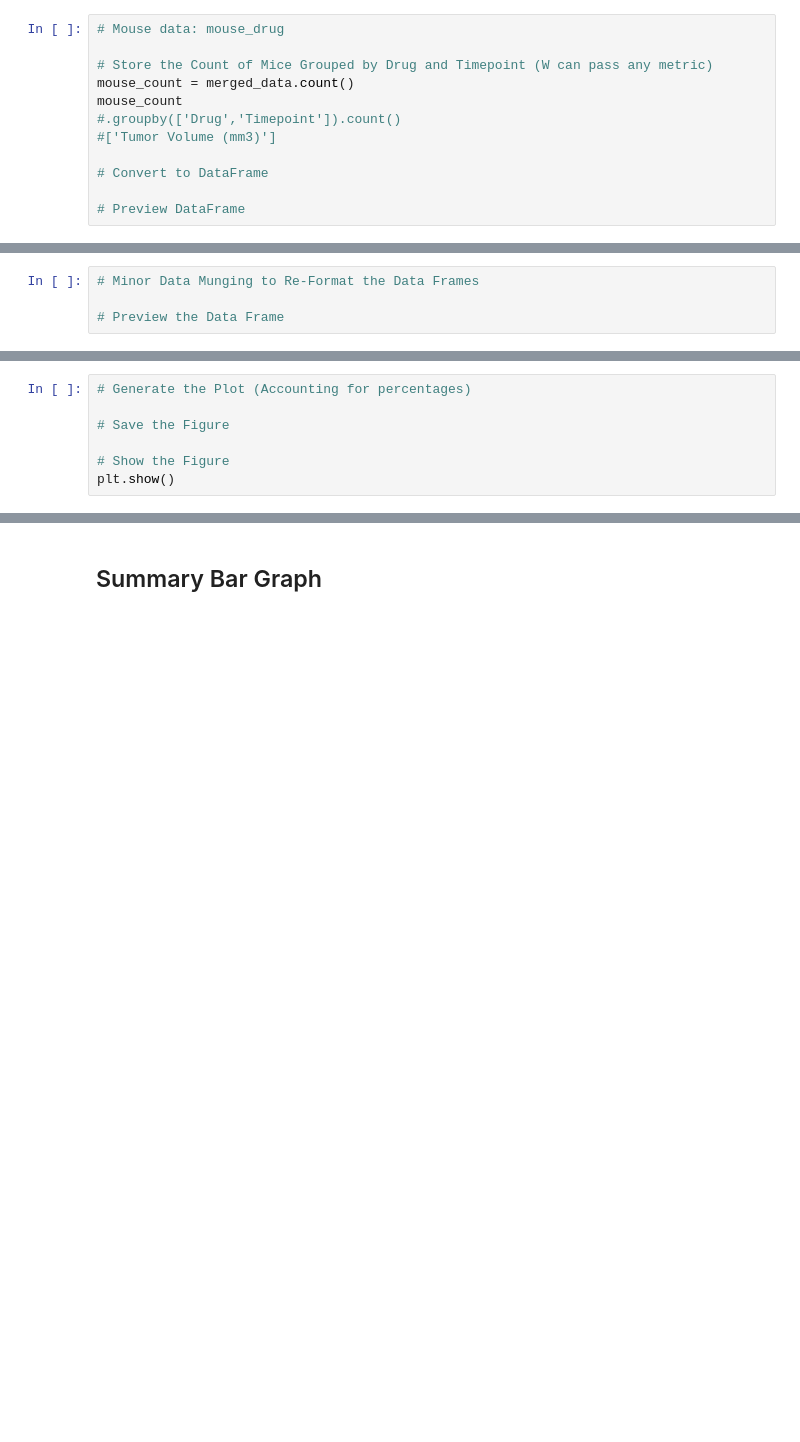
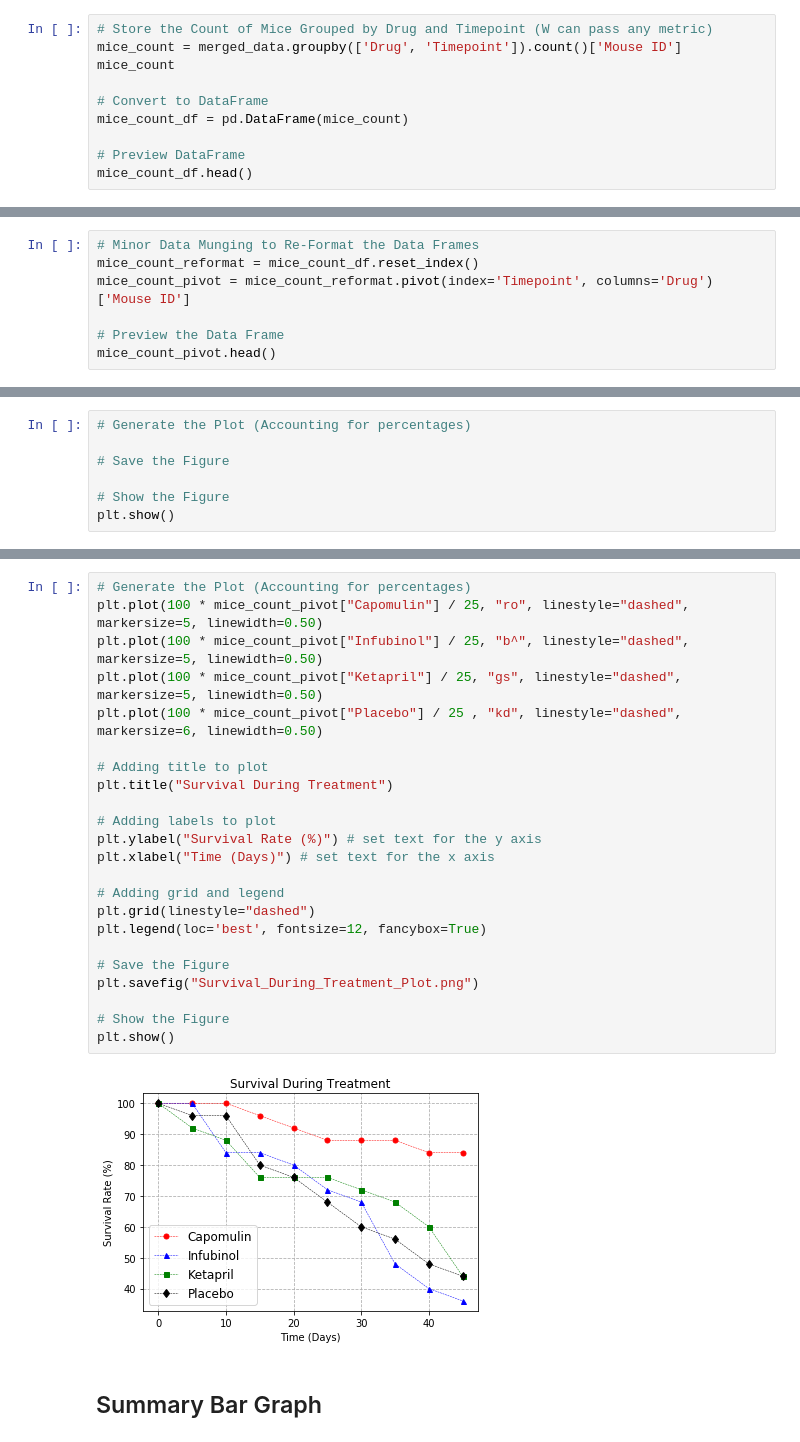
Before and after one commit to shouaschang/Student, a Jupyter notebook: 05_Matplotlib/Pymaceuticals/pymaceuticals_matplotlib.ipynb, the cells around one changed output, grey strips where cells are left out. Saved outputs shown, nothing was run; the diff lists cells and outputs as text; blank space fills up the shorter version.

```diff
--- a/05_Matplotlib/Pymaceuticals/pymaceuticals_matplotlib.ipynb
+++ b/05_Matplotlib/Pymaceuticals/pymaceuticals_matplotlib.ipynb
@@ -260,15 +262,13 @@ plt.show()
 # %% [markdown]
 ## Survival Rates
 # %%
-# Mouse data: mouse_drug
-
 # Store the Count of Mice Grouped by Drug and Timepoint (W can pass any metric)
-mouse_count = merged_data.count()
-mouse_count
-#.groupby(['Drug','Timepoint']).count()
-#['Tumor Volume (mm3)']
+mice_count = merged_data.groupby(['Drug', 'Timepoint']).count()['Mouse ID']
+mice_count
 
 # Convert to DataFrame
+mice_count_df = pd.DataFrame(mice_count)
 
 # Preview DataFrame
+mice_count_df.head()
 # %% [output]
@@ -289,4 +282,7 @@ dtype: int64
 # %%
 # Minor Data Munging to Re-Format the Data Frames
+mice_count_reformat = mice_count_df.reset_index()
+mice_count_pivot = mice_count_reformat.pivot(index='Timepoint', columns='Drug')['Mouse ID']
 
 # Preview the Data Frame
+mice_count_pivot.head()
@@ -312,3 +304,28 @@ plt.show()
+# %%
+# Generate the Plot (Accounting for percentages)
+plt.plot(100 * mice_count_pivot["Capomulin"] / 25, "ro", linestyle="dashed", markersize=5, linewidth=0.50)
+plt.plot(100 * mice_count_pivot["Infubinol"] / 25, "b^", linestyle="dashed", markersize=5, linewidth=0.50)
+plt.plot(100 * mice_count_pivot["Ketapril"] / 25, "gs", linestyle="dashed", markersize=5, linewidth=0.50)
+plt.plot(100 * mice_count_pivot["Placebo"] / 25 , "kd", linestyle="dashed", markersize=6, linewidth=0.50)
+
+# Adding title to plot
+plt.title("Survival During Treatment")
+
+# Adding labels to plot
+plt.ylabel("Survival Rate (%)") # set text for the y axis
+plt.xlabel("Time (Days)") # set text for the x axis
+
+# Adding grid and legend
+plt.grid(linestyle="dashed")
+plt.legend(loc='best', fontsize=12, fancybox=True)
+
+# Save the Figure
+plt.savefig("Survival_During_Treatment_Plot.png")
+
+# Show the Figure
+plt.show()
+# %% [output]
+[figure, added]
 # %% [markdown]
 ## Summary Bar Graph
 # %%
```
Also changed, not shown: parts of 11 cells of this notebook, 10 other files.
